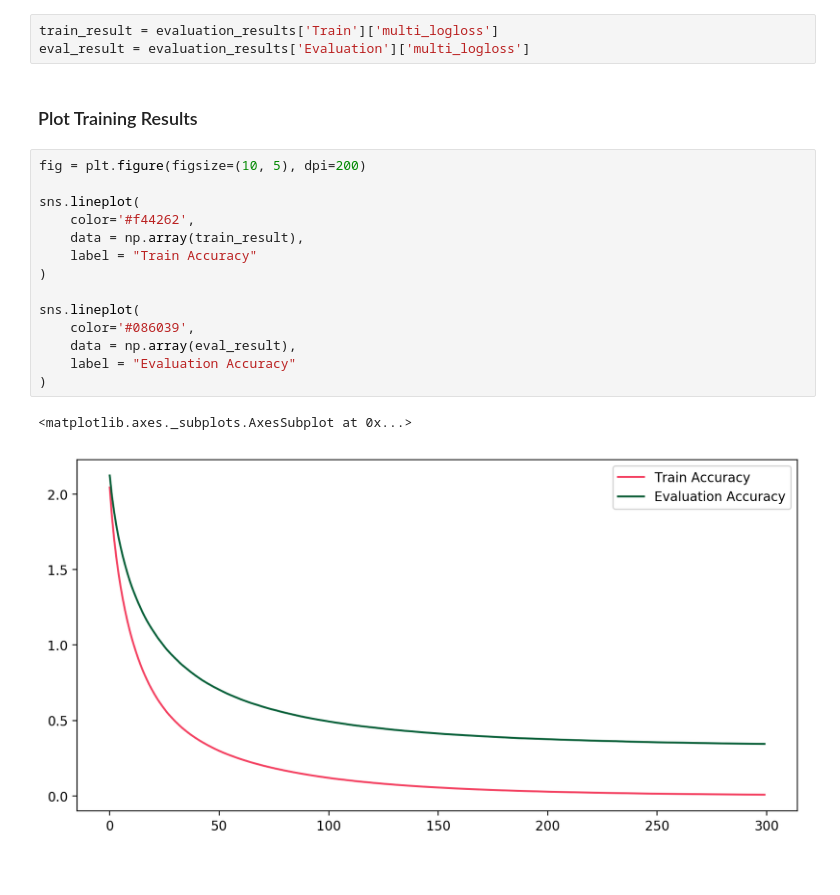
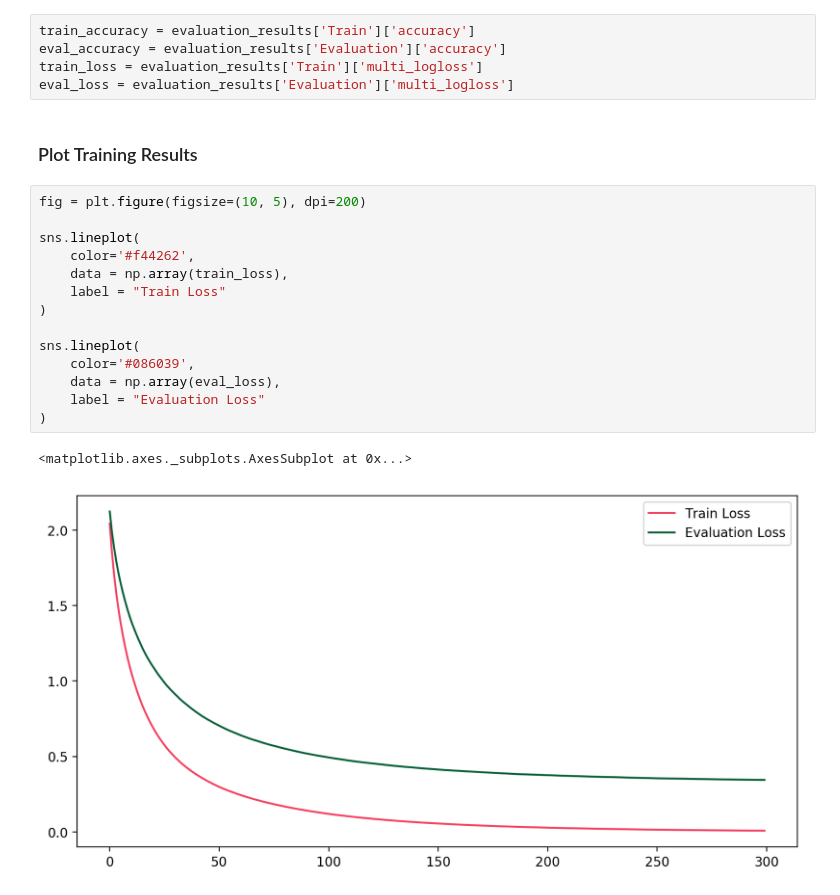
Before and after one commit to sasayabaku/Machine-Learning-notebook-memo, a Jupyter notebook: Decision_Tree/KuzushimojiMNIST_LightGBM.ipynb, the cells around one changed output. Saved outputs shown, nothing was run; the diff lists cells and outputs as text.

```diff
--- a/Decision_Tree/KuzushimojiMNIST_LightGBM.ipynb
+++ b/Decision_Tree/KuzushimojiMNIST_LightGBM.ipynb
@@ -135,22 +153,24 @@ gbm = lightgbm.train(
 # %%
-train_result = evaluation_results['Train']['multi_logloss']
-eval_result = evaluation_results['Evaluation']['multi_logloss']
+train_accuracy = evaluation_results['Train']['accuracy']
+eval_accuracy = evaluation_results['Evaluation']['accuracy']
+train_loss = evaluation_results['Train']['multi_logloss']
+eval_loss = evaluation_results['Evaluation']['multi_logloss']
 # %% [markdown]
 ### Plot Training Results
 # %%
 fig = plt.figure(figsize=(10, 5), dpi=200)
 
 sns.lineplot(
     color='#f44262',
-    data = np.array(train_result),
-    label = "Train Accuracy"
+    data = np.array(train_loss),
+    label = "Train Loss"
 )
 
 sns.lineplot(
     color='#086039',
-    data = np.array(eval_result),
-    label = "Evaluation Accuracy"
+    data = np.array(eval_loss),
+    label = "Evaluation Loss"
 )
 # %% [output]
 <matplotlib.axes._subplots.AxesSubplot at 0x...>
-[figure, old version]
+[figure, new version]
```
Also changed, not shown: parts of 4 cells of this notebook.
